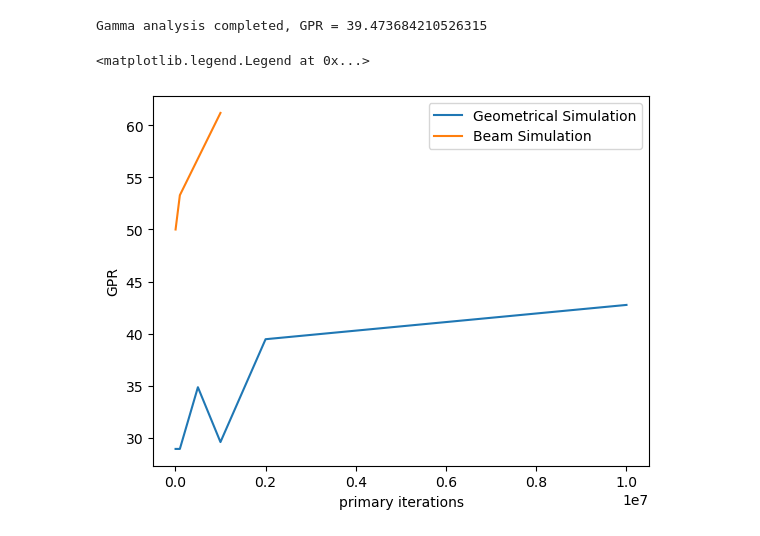
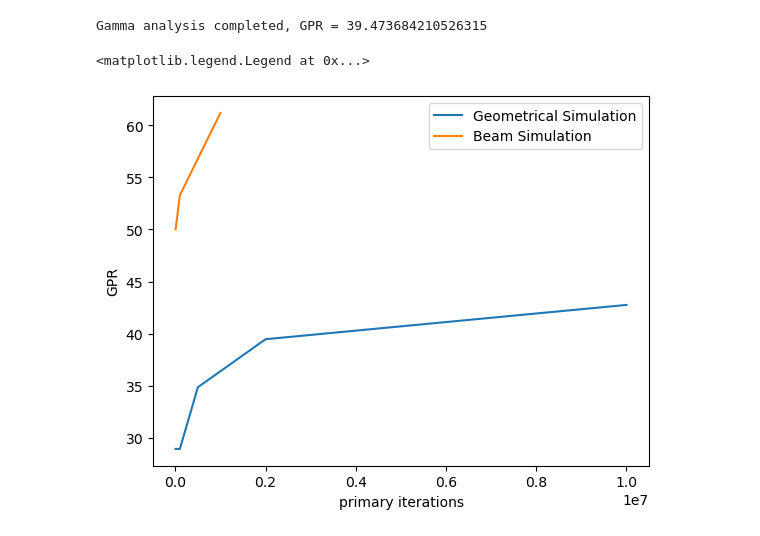
Before and after one commit to FelixCabrera23/cyberknife_montecarlo_FLUKA, a Jupyter notebook: data-analisis.ipynb, the cells around one changed output. Cells and saved outputs as stored; diff of their text form; code cells hidden in the pictures.

```diff
--- a/data-analisis.ipynb
+++ b/data-analisis.ipynb
@@ -176,19 +176,20 @@ Gamma analysis completed, GPR = 39.473684210526315
 # %%
 # Lets analize the Gamma index vz iterations
 
 #Geometrical data
-iterations = [5e3,100e3,500e3,1e6,2e6,10e6]
-gamma_15 = [S_Geo60_15_5k,S_Geo60_15_100k,S_Geo60_15_500k,S_Geo60_15_1M,S_Geo60_15_2M,S_Geo60_15_10M]
+#1M data is being droped due to fault data
+iterations = [5e3,100e3,500e3,2e6,10e6]
+gamma_15 = [S_Geo60_15_5k,S_Geo60_15_100k,S_Geo60_15_500k,S_Geo60_15_2M,S_Geo60_15_10M]
 
 #Annular data
 gamma_anular_15 = [S_An50_15_5k,S_An50_15_100k,S_An50_15_1M]
 iterations_anular = [5e3,100e3,1e6]
 
 plt.plot(iterations,gamma_15,label ='Geometrical Simulation')
 plt.plot(iterations_anular,gamma_anular_15,label = 'Beam Simulation')
 plt.xlabel(r'primary iterations')
 plt.ylabel(r'GPR')
 plt.legend()
 # %% [output]
 <matplotlib.legend.Legend at 0x...>
-[figure, old version]
+[figure, new version]
```
Also changed, not shown: parts of 2 cells of this notebook, 18 other files.
